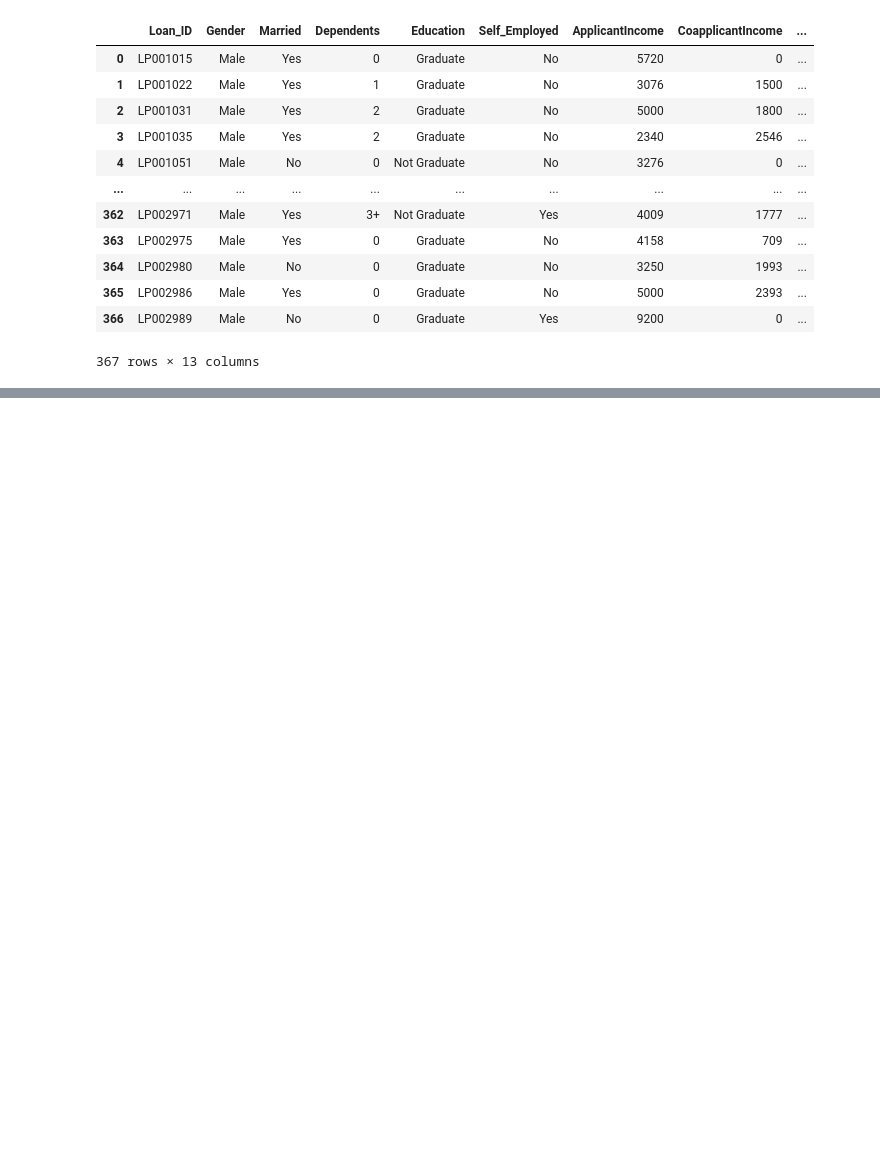
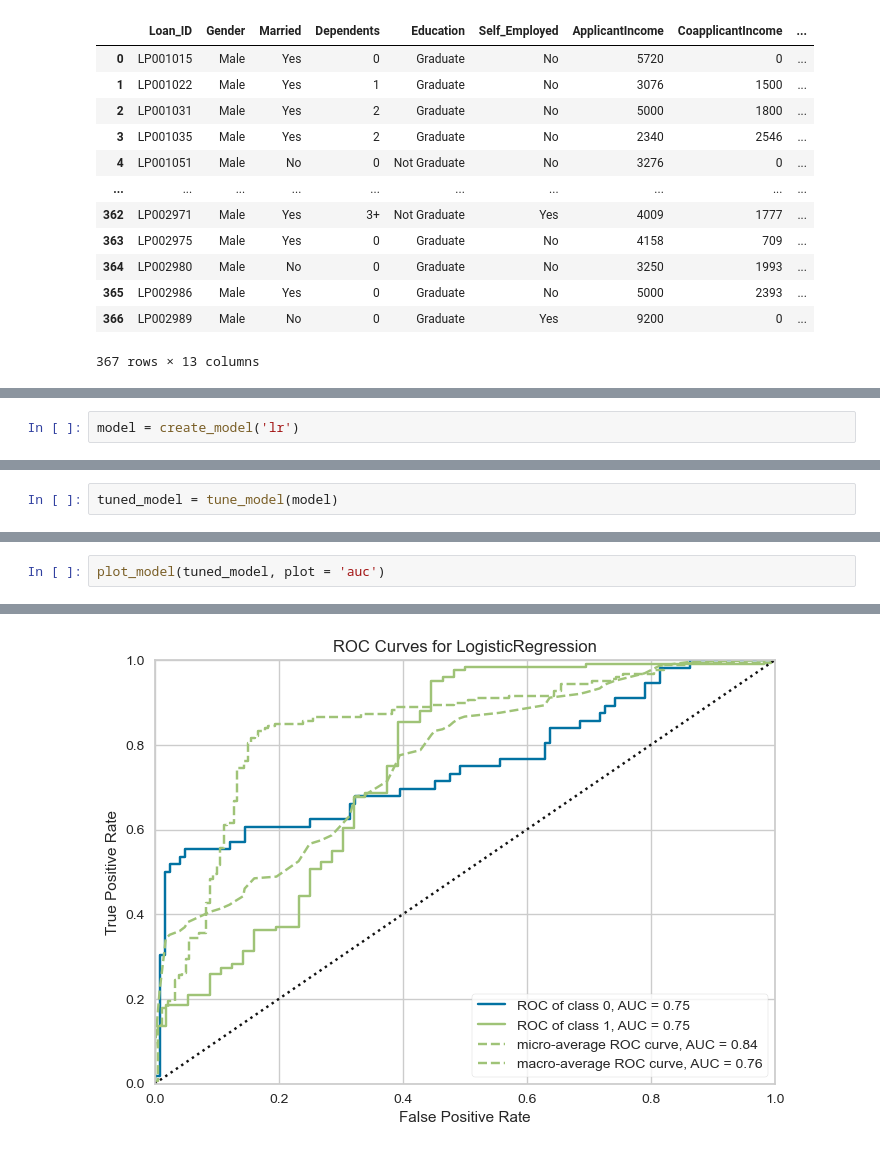
Before and after one commit to andrew-voortman/ML_Loan_Prediction_Model, a Jupyter notebook: luke_test_files/a.ipynb, the cells around one changed output, grey strips where cells are left out. Cells and saved outputs as stored; diff of their text form; blank space fills up the shorter version.

```diff
--- a/luke_test_files/a.ipynb
+++ b/luke_test_files/a.ipynb
@@ -215,0 +243,2 @@ ValueError: invalid literal for int() with base 10: 'Y'
+# %%
+model = create_model('lr')
@@ -215,0 +261,2 @@ ValueError: invalid literal for int() with base 10: 'Y'
+# %%
+tuned_model = tune_model(model)
@@ -215,0 +280,3 @@ ValueError: invalid literal for int() with base 10: 'Y'
+# %%
+plot_model(tuned_model, plot = 'auc')
+# %% [output]
@@ -215,0 +284 @@ ValueError: invalid literal for int() with base 10: 'Y'
+[figure, added]
```
Also changed, not shown: parts of 34 cells of this notebook.
